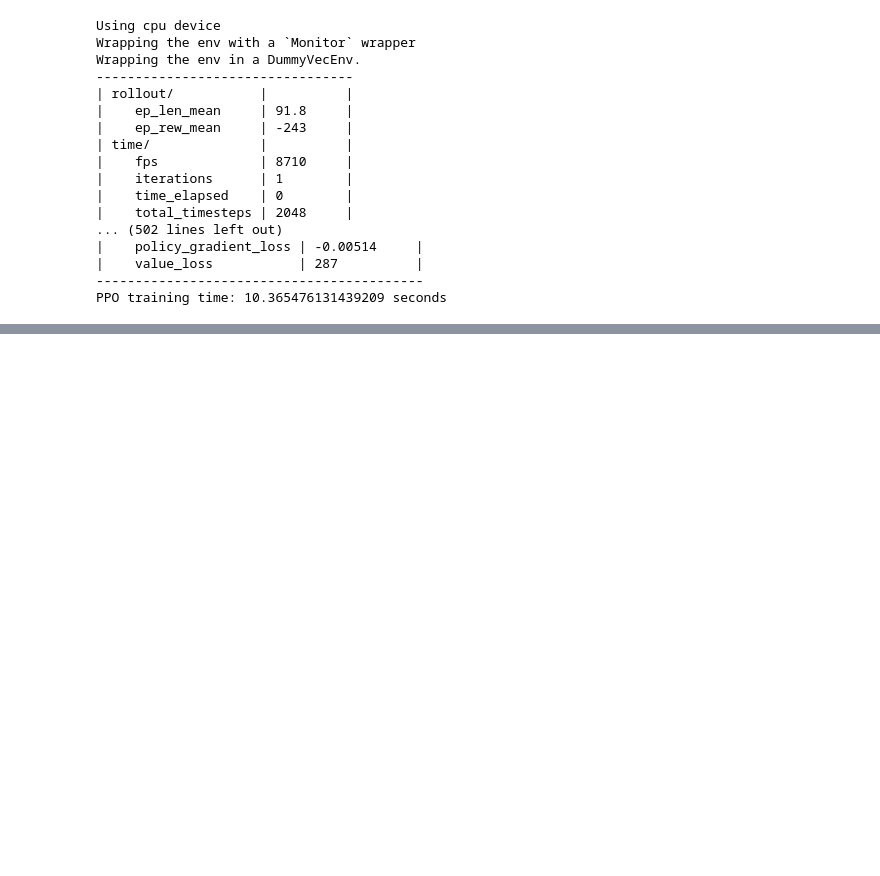
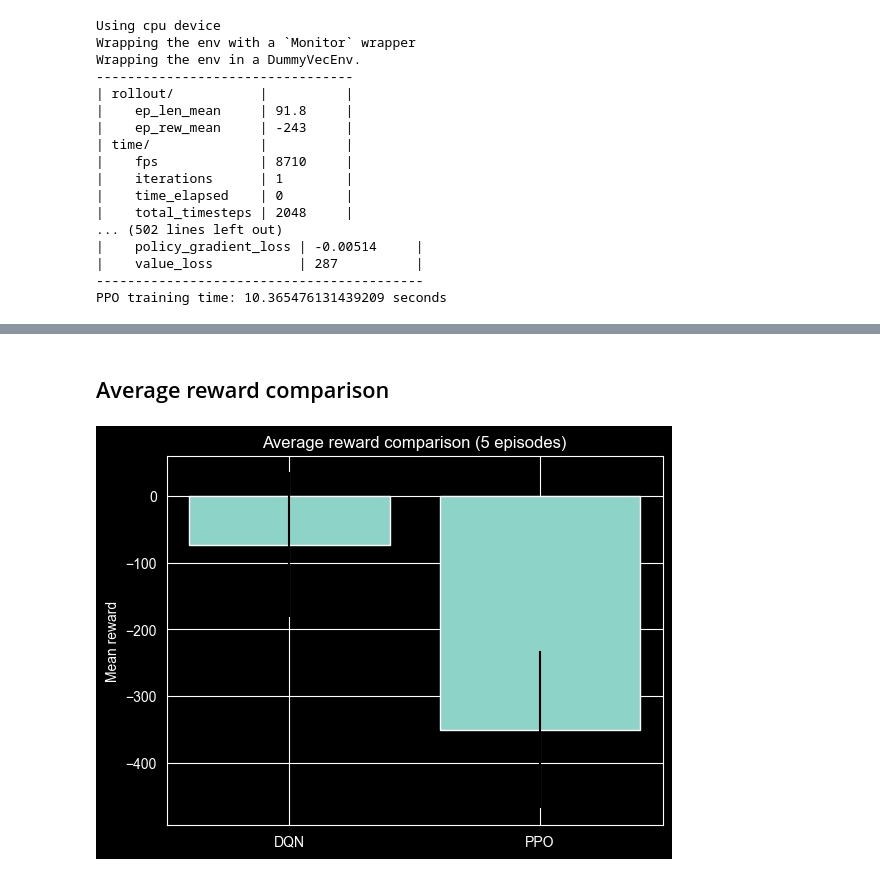
Before and after one commit to thanasisxan/AI-101-Machine-Learning, a Jupyter notebook: Exercise-9/rl-lunar-lander.ipynb, the cells around one changed output, grey strips where cells are left out. Drawn from its saved outputs; the diff is of its cells as text; code cells hidden in the pictures; blank space fills up the shorter version.

```diff
--- a/Exercise-9/rl-lunar-lander.ipynb
+++ b/Exercise-9/rl-lunar-lander.ipynb
@@ -270,0 +295,9 @@ PPO training time: 10.365476131439209 seconds
+# %% [markdown]
+## Average reward comparison
+# %%
+plt.bar(["DQN", "PPO"], [dqn_mean, ppo_mean], yerr=[dqn_std, ppo_std])
+plt.ylabel("Mean reward")
+plt.title("Average reward comparison (5 episodes)")
+plt.show()
+# %% [output]
+[figure, added]
```
Also changed, not shown: parts of 5 cells of this notebook.
